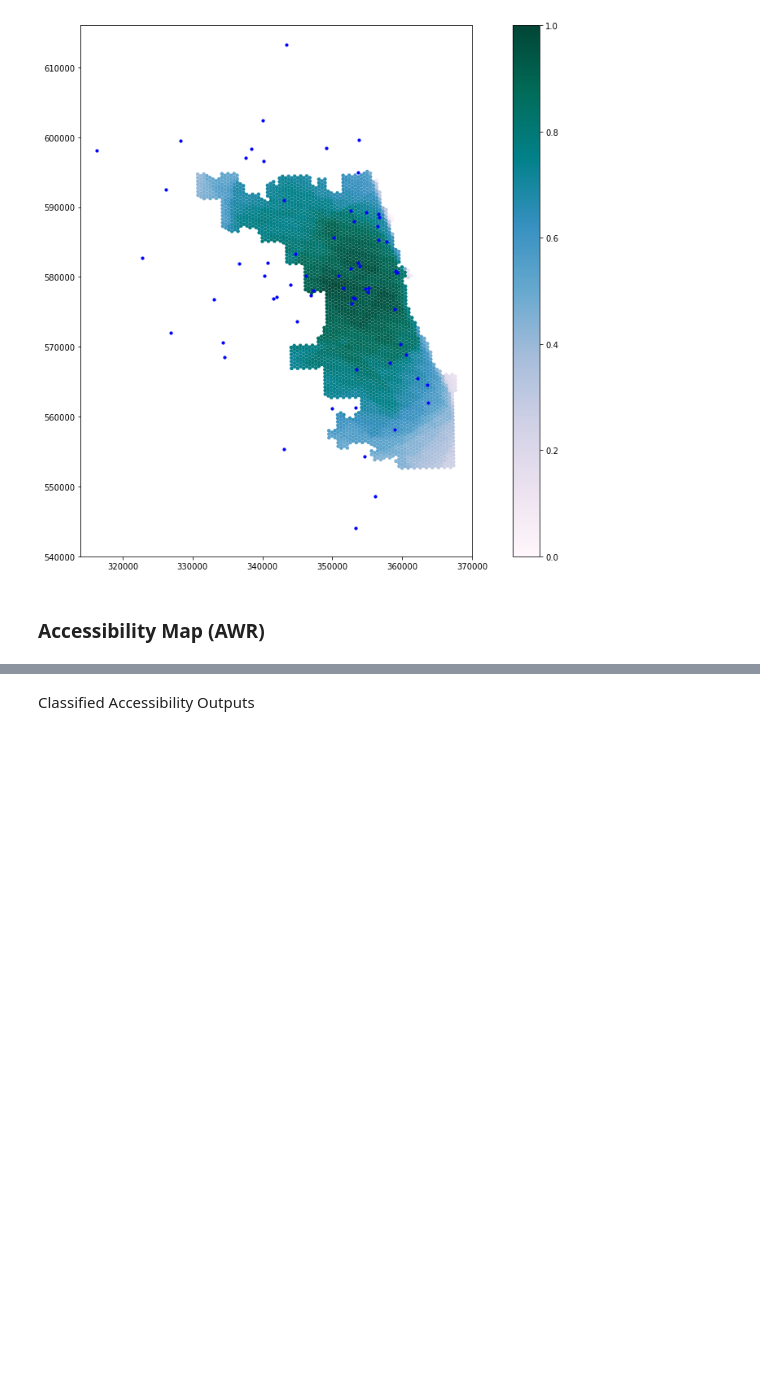
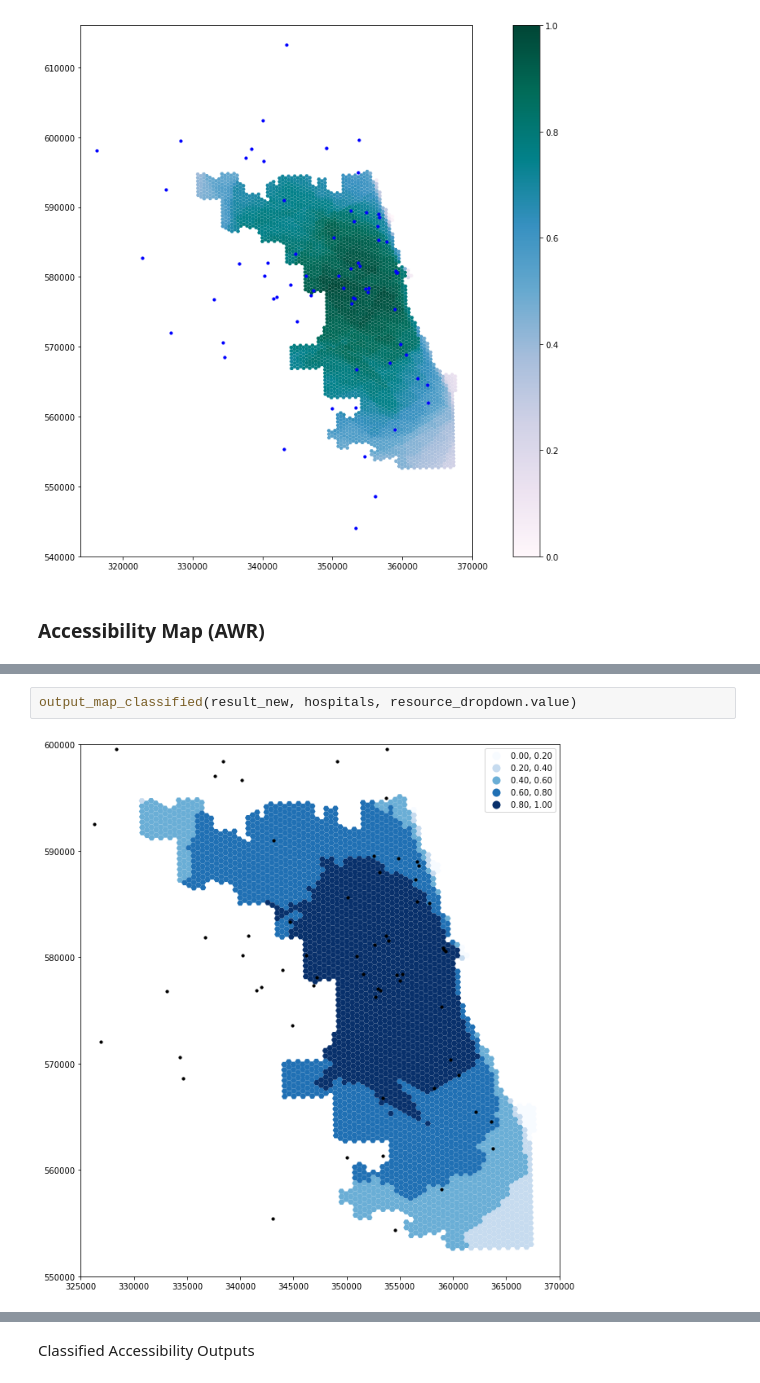
Before and after one commit to whprocter/RPr-Kang-2020, a Jupyter notebook: procedure/code/03-COVID-19Acc-Reanalysis.ipynb, the cells around one changed output, grey strips where cells are left out. Cells and saved outputs as stored; diff of their text form; blank space fills up the shorter version.

```diff
--- a/procedure/code/03-COVID-19Acc-Reanalysis.ipynb
+++ b/procedure/code/03-COVID-19Acc-Reanalysis.ipynb
@@ -1138,0 +1198,4 @@ Wall time: 2.84 s
+# %%
+output_map_classified(result_new, hospitals, resource_dropdown.value)
+# %% [output]
+[figure, added]
```
Also changed, not shown: parts of 15 cells of this notebook.
